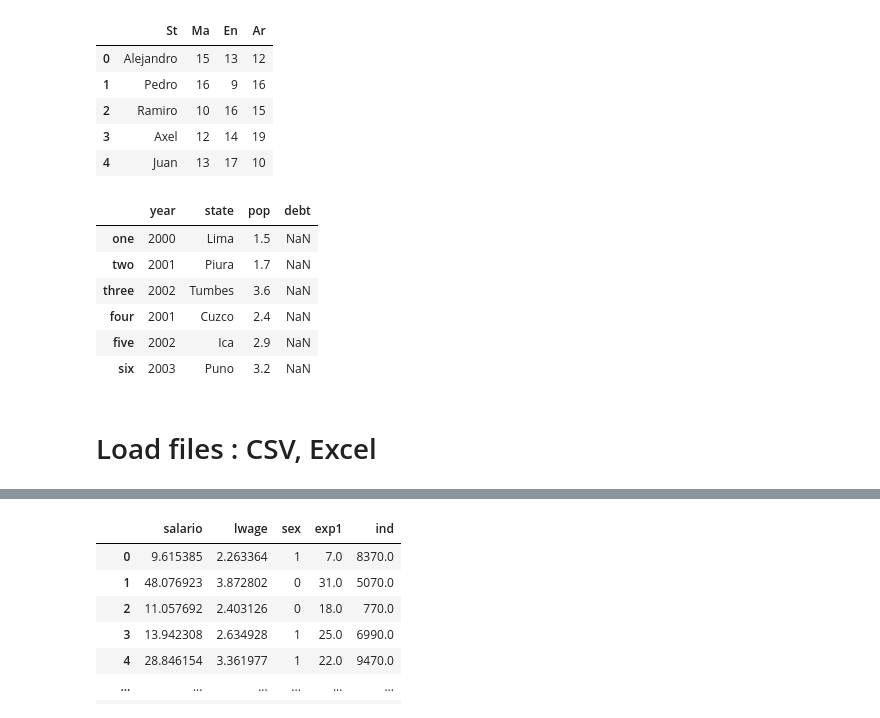
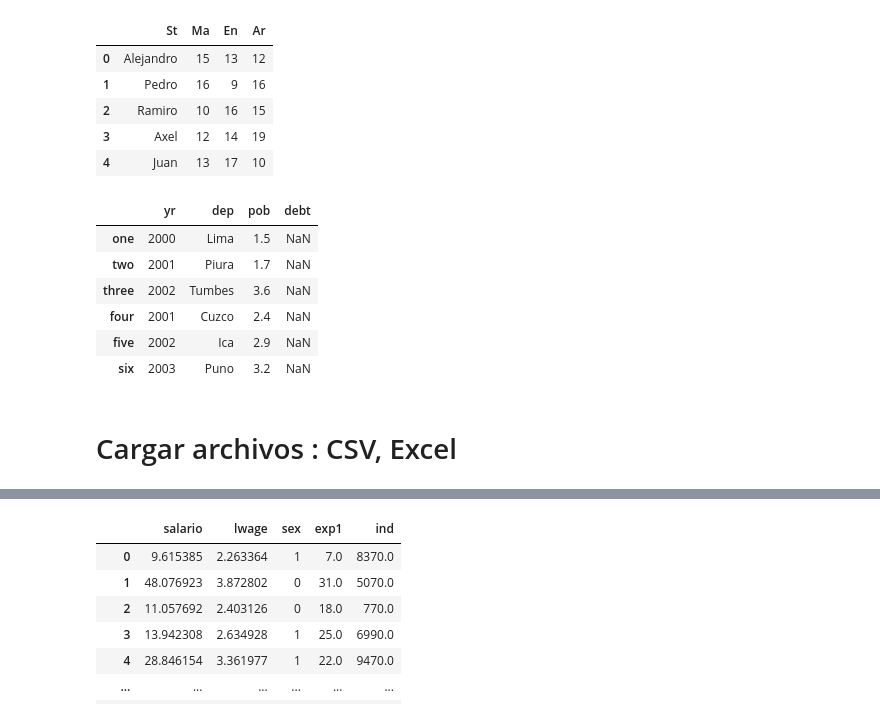
Before and after one commit to JonathanRosasV/PythonBasico2, a Jupyter notebook: Clase_1/python2_clase-1.ipynb, the cells around one changed output, grey strips where cells are left out. Saved outputs shown, nothing was run; the diff lists cells and outputs as text; code cells hidden in the pictures.

```diff
--- a/Clase_1/python2_clase-1.ipynb
+++ b/Clase_1/python2_clase-1.ipynb
@@ -1208,18 +1216,18 @@ data1.rename( columns = { "Students":'St', "Math":'Ma', "English":'En', "Art":'A
 | 3 | Axel | 12 | 14 | 19 |
 | 4 | Juan | 13 | 17 | 10 |
 # %%
-# Add column and index row name
-data = {'state': ['Lima', 'Piura', 'Tumbes', 'Cuzco', 'Ica', 'Puno'],
-        'year': [2000, 2001, 2002, 2001, 2002, 2003],
-        'pop': [1.5, 1.7, 3.6, 2.4, 2.9, 3.2]}
+# Agregar nombre a la columna y al índice de la fila
+data = {'dep': ['Lima', 'Piura', 'Tumbes', 'Cuzco', 'Ica', 'Puno'],
+        'yr': [2000, 2001, 2002, 2001, 2002, 2003],
+        'pob': [1.5, 1.7, 3.6, 2.4, 2.9, 3.2]}
 # %%
 frame = pd.DataFrame(data,
-                      columns=["year", 'state', 'pop', 'debt'] ,
+                      columns=["yr", 'dep', 'pob', 'debt'] ,
                       index=['one', 'two', 'three', 'four','five', 'six'] )
 
 frame
 # %% [output]
-|  | year | state | pop | debt |
+|  | yr | dep | pob | debt |
 | one | 2000 | Lima | 1.5 | NaN |
 | two | 2001 | Piura | 1.7 | NaN |
 | three | 2002 | Tumbes | 3.6 | NaN |
@@ -1227,6 +1235,6 @@ frame
 | five | 2002 | Ica | 2.9 | NaN |
 | six | 2003 | Puno | 3.2 | NaN |
 # %% [markdown]
-# Load  files : CSV, Excel
+# Cargar archivos : CSV, Excel
 # %%
 import os
```
Also changed, not shown: parts of 63 cells of this notebook.
